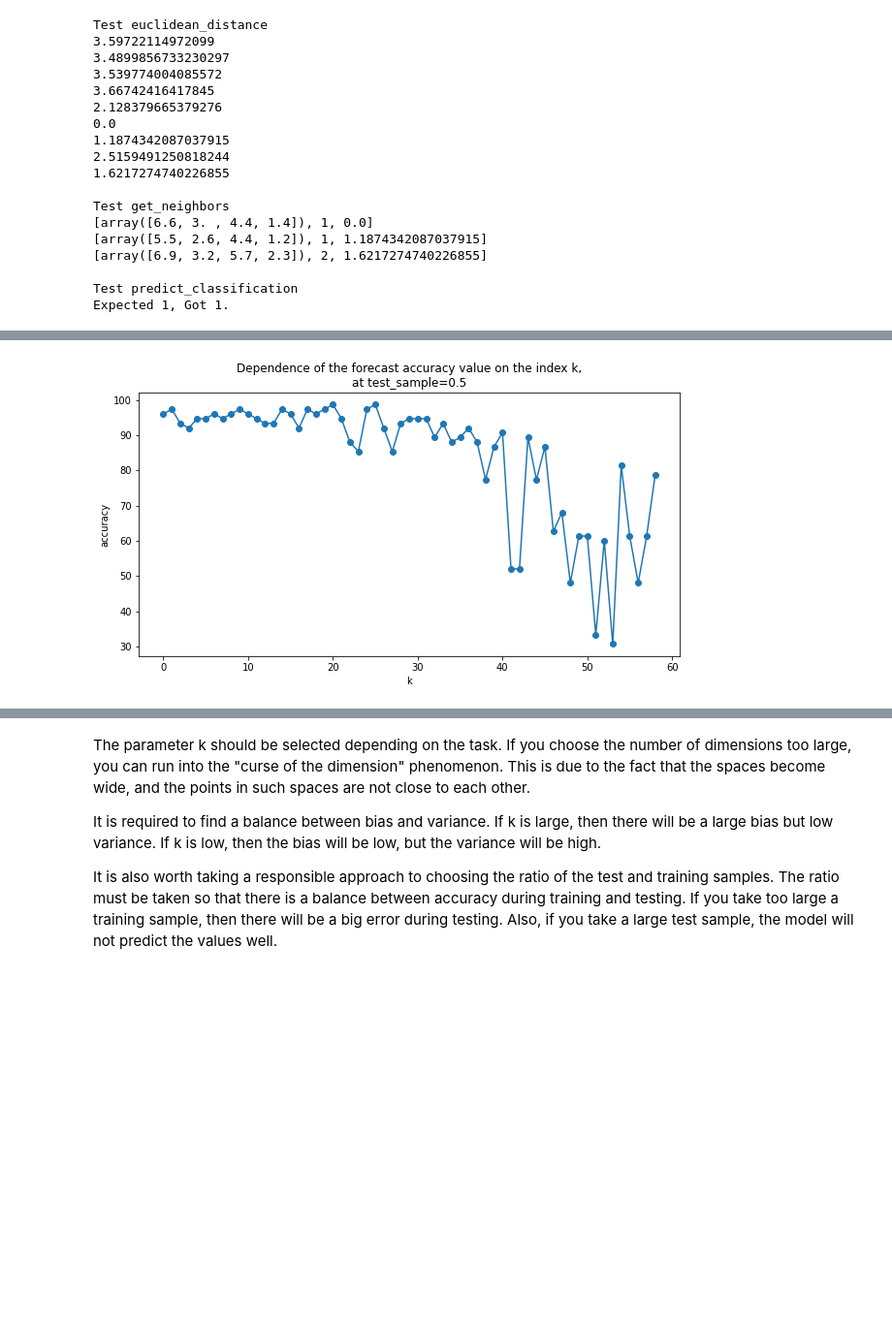
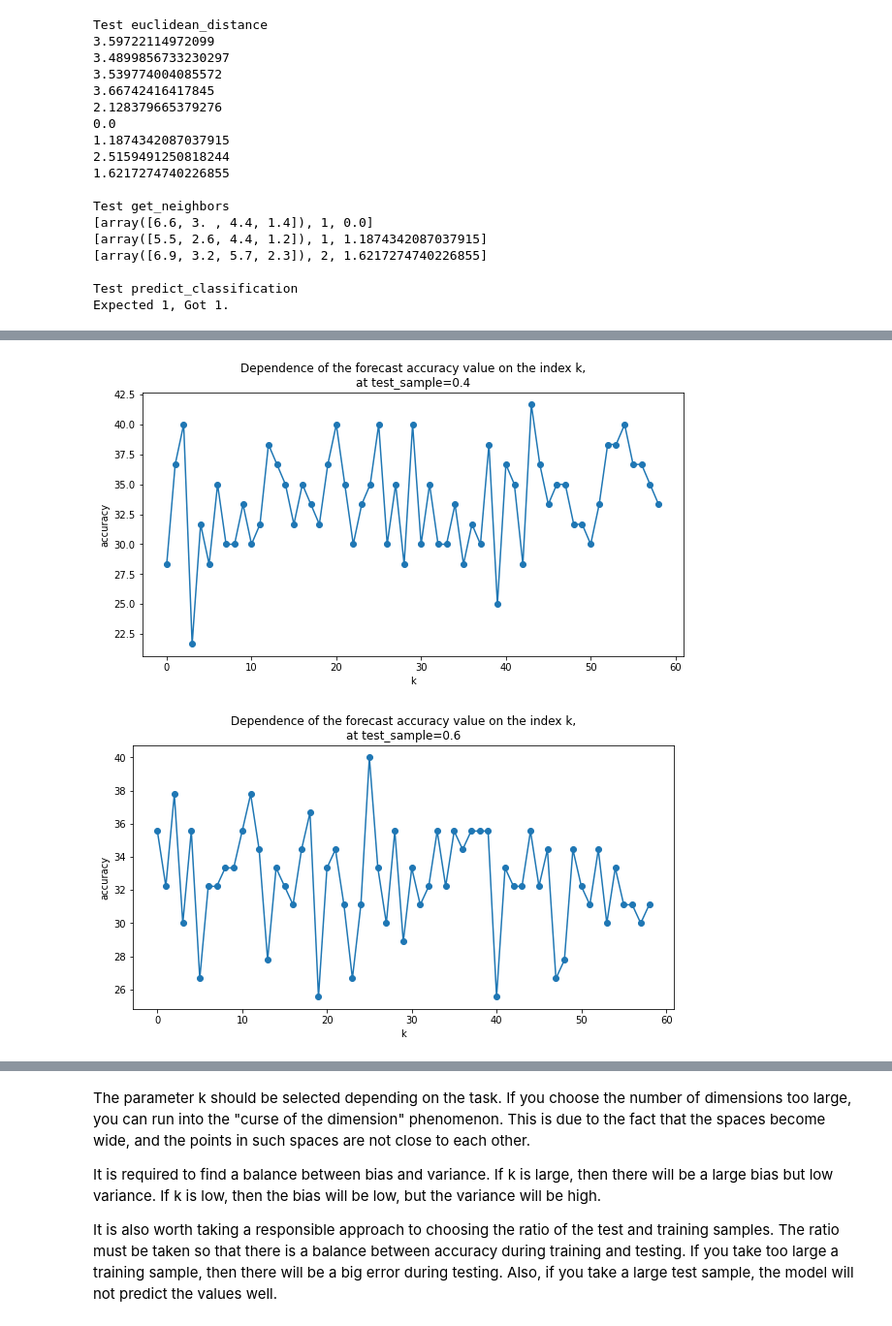
Before and after one commit to Nastasy822/SUSU, a Jupyter notebook: ML/KNN/knn.ipynb, the cells around one changed output, grey strips where cells are left out. Shown: that part at 97% size. Saved outputs shown, nothing was run; the diff lists cells and outputs as text; code cells hidden in the pictures; blank space fills up the shorter version.

```diff
--- a/ML/KNN/knn.ipynb
+++ b/ML/KNN/knn.ipynb
@@ -206,5 +199,9 @@ search_k(iris_data,N=60,test_sample=0.1)
 # %%
-search_k(iris_data,N=60,test_sample=0.5)
+search_k(iris,N=60,test_sample=0.4)
 # %% [output]
-[figure, old version]
+[figure, new version]
+# %%
+search_k(iris,N=60,test_sample=0.6)
+# %% [output]
+[figure, added]
 # %%
```
Also changed, not shown: parts of 9 cells of this notebook, 1 other file.
